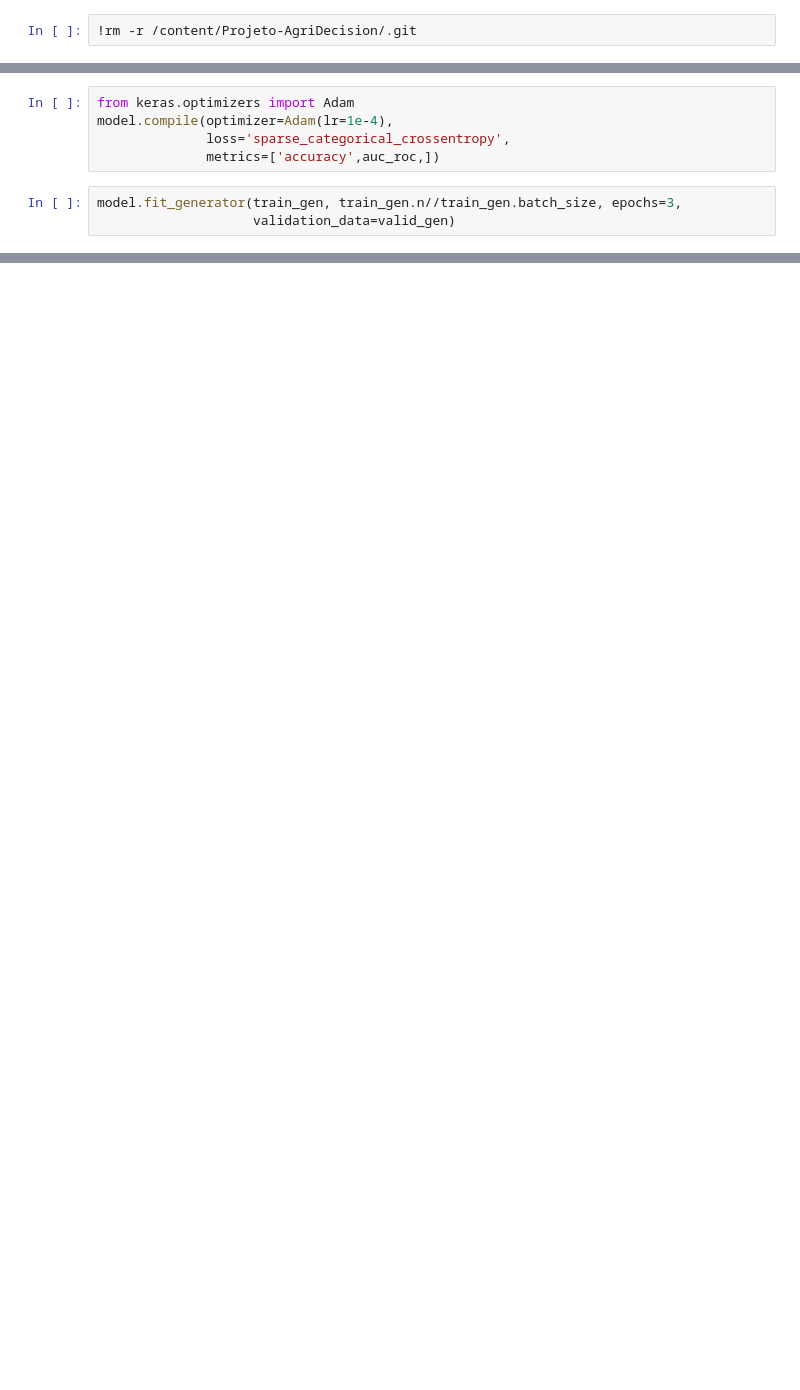
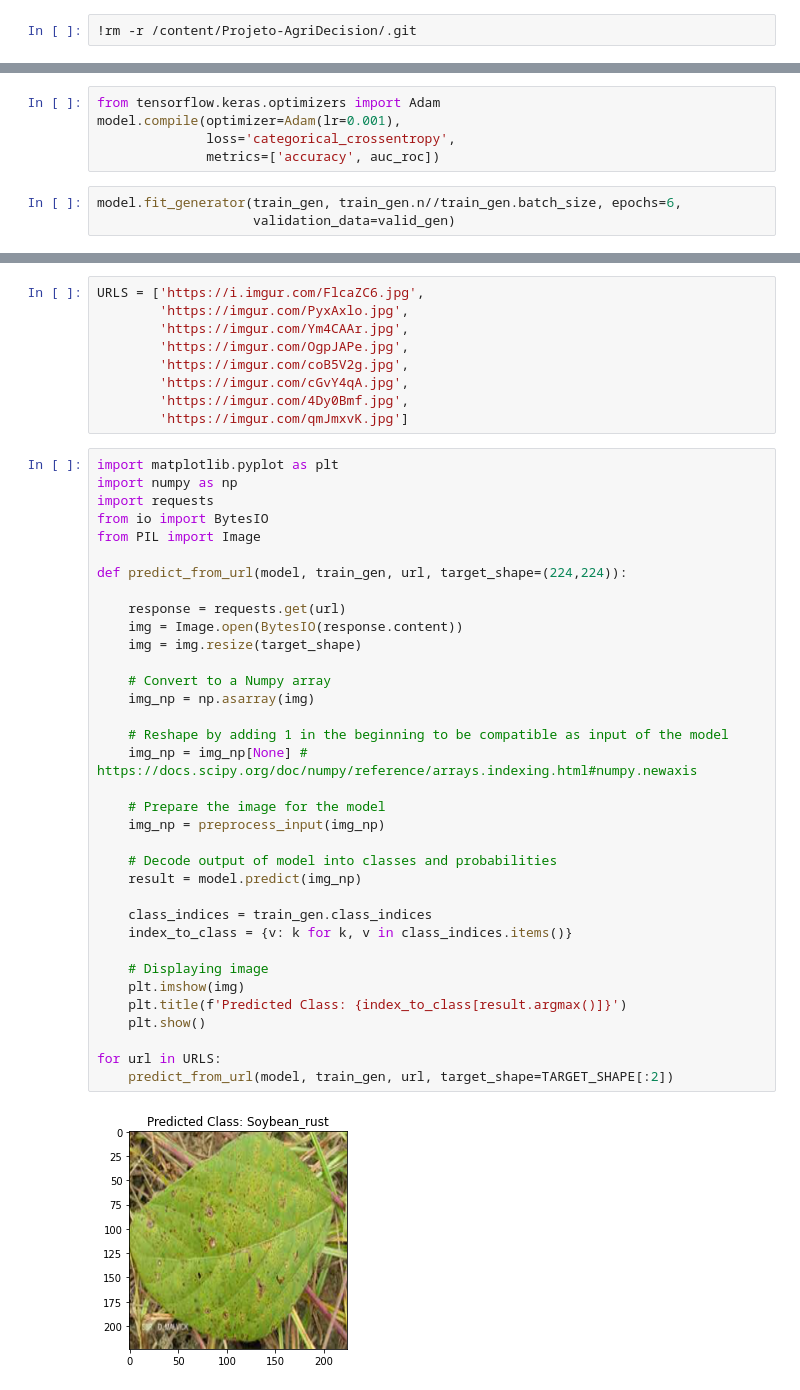
Before and after one commit to bezerraluis/Projeto-AgriDecision, a Jupyter notebook: Resnet50.ipynb, the cells around one changed output, grey strips where cells are left out. Cells and saved outputs as stored; diff of their text form; blank space fills up the shorter version.

```diff
--- a/Resnet50.ipynb
+++ b/Resnet50.ipynb
@@ -162,9 +109,9 @@ def auc_roc(y_true, y_pred):
 # %%
-from keras.optimizers import Adam
-model.compile(optimizer=Adam(lr=1e-4),
-              loss='sparse_categorical_crossentropy',
-              metrics=['accuracy',auc_roc,])
+from tensorflow.keras.optimizers import Adam
+model.compile(optimizer=Adam(lr=0.001),
+              loss='categorical_crossentropy',
+              metrics=['accuracy', auc_roc])
 # %%
-model.fit_generator(train_gen, train_gen.n//train_gen.batch_size, epochs=3,
+model.fit_generator(train_gen, train_gen.n//train_gen.batch_size, epochs=6,
                     validation_data=valid_gen)
 # %% [output]
@@ -174,0 +131,46 @@ model.fit_generator?
+# %%
+URLS = ['https://i.imgur.com/FlcaZC6.jpg',
+        'https://imgur.com/PyxAxlo.jpg',
+        'https://imgur.com/Ym4CAAr.jpg',
+        'https://imgur.com/OgpJAPe.jpg',
+        'https://imgur.com/coB5V2g.jpg',
+        'https://imgur.com/cGvY4qA.jpg',
+        'https://imgur.com/4Dy0Bmf.jpg',
+        'https://imgur.com/qmJmxvK.jpg']
+# %%
+import matplotlib.pyplot as plt
+import numpy as np
+import requests
+from io import BytesIO
+from PIL import Image
+
+def predict_from_url(model, train_gen, url, target_shape=(224,224)):
+
+    response = requests.get(url)
+    img = Image.open(BytesIO(response.content))
+    img = img.resize(target_shape)
+
+    # Convert to a Numpy array
+    img_np = np.asarray(img)
+
+    # Reshape by adding 1 in the beginning to be compatible as input of the model
+    img_np = img_np[None] # https://docs.scipy.org/doc/numpy/reference/arrays.indexing.html#numpy.newaxis
+
+    # Prepare the image for the model
+    img_np = preprocess_input(img_np)
+
+    # Decode output of model into classes and probabilities
+    result = model.predict(img_np)
+
+    class_indices = train_gen.class_indices
+    index_to_class = {v: k for k, v in class_indices.items()}
+
+    # Displaying image
+    plt.imshow(img)
+    plt.title(f'Predicted Class: {index_to_class[result.argmax()]}')
+    plt.show()
+
+for url in URLS:
+    predict_from_url(model, train_gen, url, target_shape=TARGET_SHAPE[:2])
+# %% [output]
+[figure, added]
```
Also changed, not shown: parts of 24 cells of this notebook.
